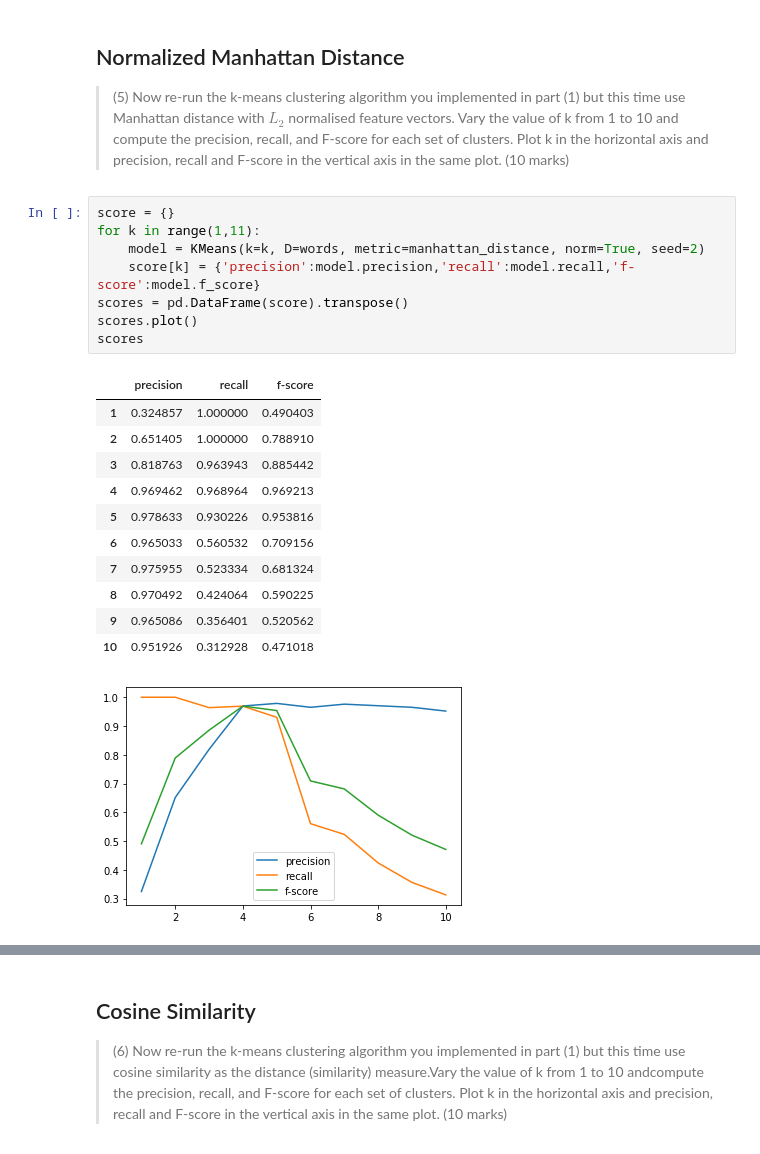
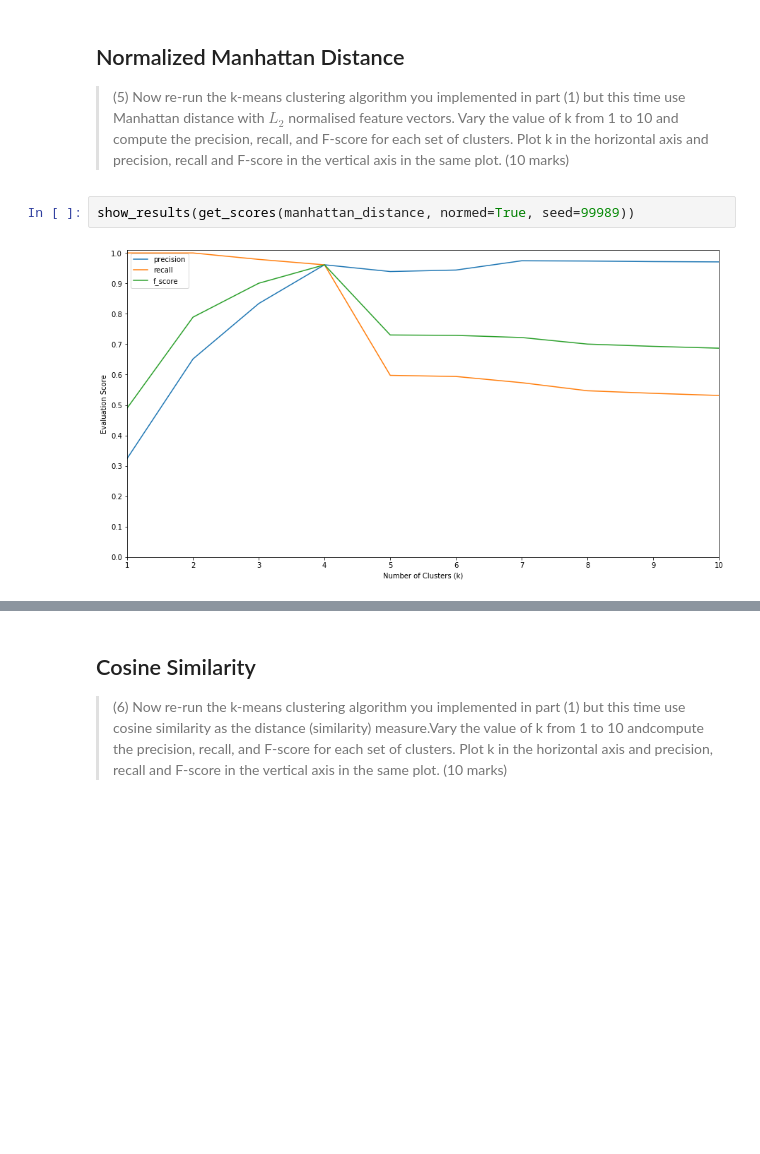
Before and after one commit to peterprescott/kmeans, a Jupyter notebook: notebook.ipynb, the cells around one changed output, grey strips where cells are left out. Saved outputs shown, nothing was run; the diff lists cells and outputs as text; blank space fills up the shorter version.

```diff
--- a/notebook.ipynb
+++ b/notebook.ipynb
@@ -347,24 +343,7 @@ scores
 
 > (5) Now re-run the k-means clustering algorithm you implemented in part (1) but this time use Manhattan distance with $ L_2 $ normalised feature vectors. Vary the value of k from 1 to 10 and
 compute the precision, recall, and F-score for each set of clusters. Plot k in the horizontal axis and precision, recall and F-score in the vertical axis in the same plot. (10 marks)
-# %%
-score = {}
-for k in range(1,11):
-    model = KMeans(k=k, D=words, metric=manhattan_distance, norm=True, seed=2)
-    score[k] = {'precision':model.precision,'recall':model.recall,'f-score':model.f_score}
-scores = pd.DataFrame(score).transpose()
-scores.plot()
-scores
-# %% [output]
-|  | precision | recall | f-score |
-| 1 | 0.324857 | 1.000000 | 0.490403 |
-| 2 | 0.651405 | 1.000000 | 0.788910 |
-| 3 | 0.818763 | 0.963943 | 0.885442 |
-| 4 | 0.969462 | 0.968964 | 0.969213 |
-| 5 | 0.978633 | 0.930226 | 0.953816 |
-| 6 | 0.965033 | 0.560532 | 0.709156 |
-| 7 | 0.975955 | 0.523334 | 0.681324 |
-| 8 | 0.970492 | 0.424064 | 0.590225 |
-| 9 | 0.965086 | 0.356401 | 0.520562 |
-| 10 | 0.951926 | 0.312928 | 0.471018 |
-[figure, removed]
+# %%
+show_results(get_scores(manhattan_distance, normed=True, seed=99989))
+# %% [output]
+[figure, added]
```
Also changed, not shown: parts of 24 cells of this notebook.
